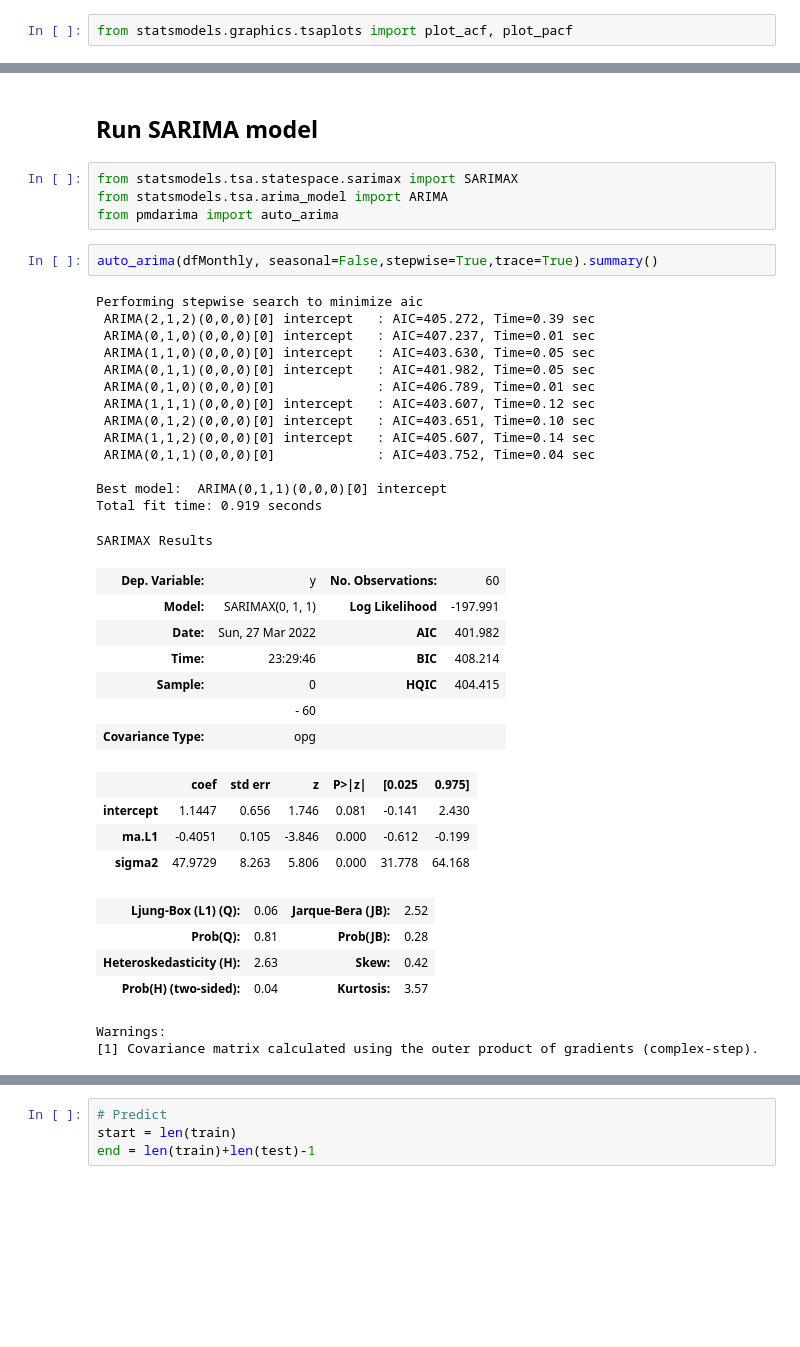
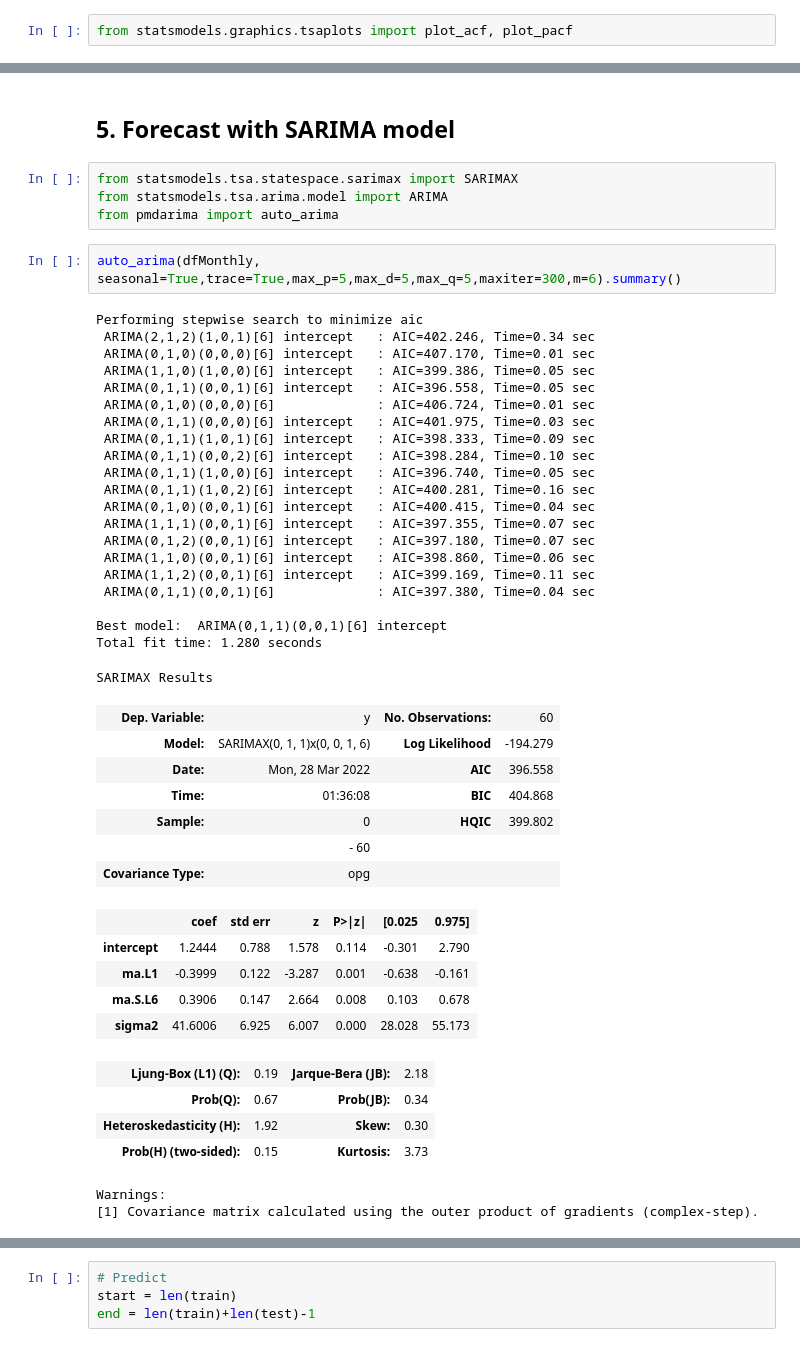
Before and after one commit to GiorgosAnastasakos/GreekESGenergyCompaniesPowerBI_PythonTimesSeriesAnalysis, a Jupyter notebook: TimesSeriesAnalysisPython_GreekGoogleTrendsEsg.ipynb, the cells around one changed output, grey strips where cells are left out. Saved outputs shown, nothing was run; the diff lists cells and outputs as text; blank space fills up the shorter version.

```diff
--- a/TimesSeriesAnalysisPython_GreekGoogleTrendsEsg.ipynb
+++ b/TimesSeriesAnalysisPython_GreekGoogleTrendsEsg.ipynb
@@ -198,41 +198,49 @@ plot_pacf(dfMonthly, lags=20);
 # %% [markdown]
-## Run SARIMA model
+## 5. Forecast with SARIMA model
 # %%
 from statsmodels.tsa.statespace.sarimax import SARIMAX
-from statsmodels.tsa.arima_model import ARIMA
+from statsmodels.tsa.arima.model import ARIMA
 from pmdarima import auto_arima
 # %%
-auto_arima(dfMonthly, seasonal=False,stepwise=True,trace=True).summary()
+auto_arima(dfMonthly, seasonal=True,trace=True,max_p=5,max_d=5,max_q=5,maxiter=300,m=6).summary()
 # %% [output]
 Performing stepwise search to minimize aic
- ARIMA(2,1,2)(0,0,0)[0] intercept   : AIC=405.272, Time=0.39 sec
- ARIMA(0,1,0)(0,0,0)[0] intercept   : AIC=407.237, Time=0.01 sec
- ARIMA(1,1,0)(0,0,0)[0] intercept   : AIC=403.630, Time=0.05 sec
- ARIMA(0,1,1)(0,0,0)[0] intercept   : AIC=401.982, Time=0.05 sec
- ARIMA(0,1,0)(0,0,0)[0]             : AIC=406.789, Time=0.01 sec
- ARIMA(1,1,1)(0,0,0)[0] intercept   : AIC=403.607, Time=0.12 sec
- ARIMA(0,1,2)(0,0,0)[0] intercept   : AIC=403.651, Time=0.10 sec
- ARIMA(1,1,2)(0,0,0)[0] intercept   : AIC=405.607, Time=0.14 sec
- ARIMA(0,1,1)(0,0,0)[0]             : AIC=403.752, Time=0.04 sec
+ ARIMA(2,1,2)(1,0,1)[6] intercept   : AIC=402.246, Time=0.34 sec
+ ARIMA(0,1,0)(0,0,0)[6] intercept   : AIC=407.170, Time=0.01 sec
+ ARIMA(1,1,0)(1,0,0)[6] intercept   : AIC=399.386, Time=0.05 sec
+ ARIMA(0,1,1)(0,0,1)[6] intercept   : AIC=396.558, Time=0.05 sec
+ ARIMA(0,1,0)(0,0,0)[6]             : AIC=406.724, Time=0.01 sec
+ ARIMA(0,1,1)(0,0,0)[6] intercept   : AIC=401.975, Time=0.03 sec
+ ARIMA(0,1,1)(1,0,1)[6] intercept   : AIC=398.333, Time=0.09 sec
+ ARIMA(0,1,1)(0,0,2)[6] intercept   : AIC=398.284, Time=0.10 sec
+ ARIMA(0,1,1)(1,0,0)[6] intercept   : AIC=396.740, Time=0.05 sec
+ ARIMA(0,1,1)(1,0,2)[6] intercept   : AIC=400.281, Time=0.16 sec
+ ARIMA(0,1,0)(0,0,1)[6] intercept   : AIC=400.415, Time=0.04 sec
+ ARIMA(1,1,1)(0,0,1)[6] intercept   : AIC=397.355, Time=0.07 sec
+ ARIMA(0,1,2)(0,0,1)[6] intercept   : AIC=397.180, Time=0.07 sec
+ ARIMA(1,1,0)(0,0,1)[6] intercept   : AIC=398.860, Time=0.06 sec
+ ARIMA(1,1,2)(0,0,1)[6] intercept   : AIC=399.169, Time=0.11 sec
+ ARIMA(0,1,1)(0,0,1)[6]             : AIC=397.380, Time=0.04 sec
 
-Best model:  ARIMA(0,1,1)(0,0,0)[0] intercept
-Total fit time: 0.919 seconds
+Best model:  ARIMA(0,1,1)(0,0,1)[6] intercept
+Total fit time: 1.280 seconds
 SARIMAX Results
 | Dep. Variable: | y | No. Observations: | 60 |
-| Model: | SARIMAX(0, 1, 1) | Log Likelihood | -197.991 |
-| Date: | Sun, 27 Mar 2022 | AIC | 401.982 |
-| Time: | 23:29:46 | BIC | 408.214 |
-| Sample: | 0 | HQIC | 404.415 |
+| Model: | SARIMAX(0, 1, 1)x(0, 0, 1, 6) | Log Likelihood | -194.279 |
+| Date: | Mon, 28 Mar 2022 | AIC | 396.558 |
+| Time: | 01:36:08 | BIC | 404.868 |
+| Sample: | 0 | HQIC | 399.802 |
 |  | - 60 |  |  |
 | Covariance Type: | opg |  |  |
 |  | coef | std err | z | P>|z| | [0.025 | 0.975] |
-| intercept | 1.1447 | 0.656 | 1.746 | 0.081 | -0.141 | 2.430 |
-| ma.L1 | -0.4051 | 0.105 | -3.846 | 0.000 | -0.612 | -0.199 |
-| sigma2 | 47.9729 | 8.263 | 5.806 | 0.000 | 31.778 | 64.168 |
+| intercept | 1.2444 | 0.788 | 1.578 | 0.114 | -0.301 | 2.790 |
+| ma.L1 | -0.3999 | 0.122 | -3.287 | 0.001 | -0.638 | -0.161 |
+| ma.S.L6 | 0.3906 | 0.147 | 2.664 | 0.008 | 0.103 | 0.678 |
+| sigma2 | 41.6006 | 6.925 | 6.007 | 0.000 | 28.028 | 55.173 |
-| Ljung-Box (L1) (Q): | 0.06 | Jarque-Bera (JB): | 2.52 |
-| Prob(Q): | 0.81 | Prob(JB): | 0.28 |
-| Heteroskedasticity (H): | 2.63 | Skew: | 0.42 |
-| Prob(H) (two-sided): | 0.04 | Kurtosis: | 3.57 |
+| Ljung-Box (L1) (Q): | 0.19 | Jarque-Bera (JB): | 2.18 |
+| Prob(Q): | 0.67 | Prob(JB): | 0.34 |
+| Heteroskedasticity (H): | 1.92 | Skew: | 0.30 |
+| Prob(H) (two-sided): | 0.15 | Kurtosis: | 3.73 |
 Warnings:
 [1] Covariance matrix calculated using the outer product of gradients (complex-step).
 # %%
```
Also changed, not shown: parts of 18 cells of this notebook.
